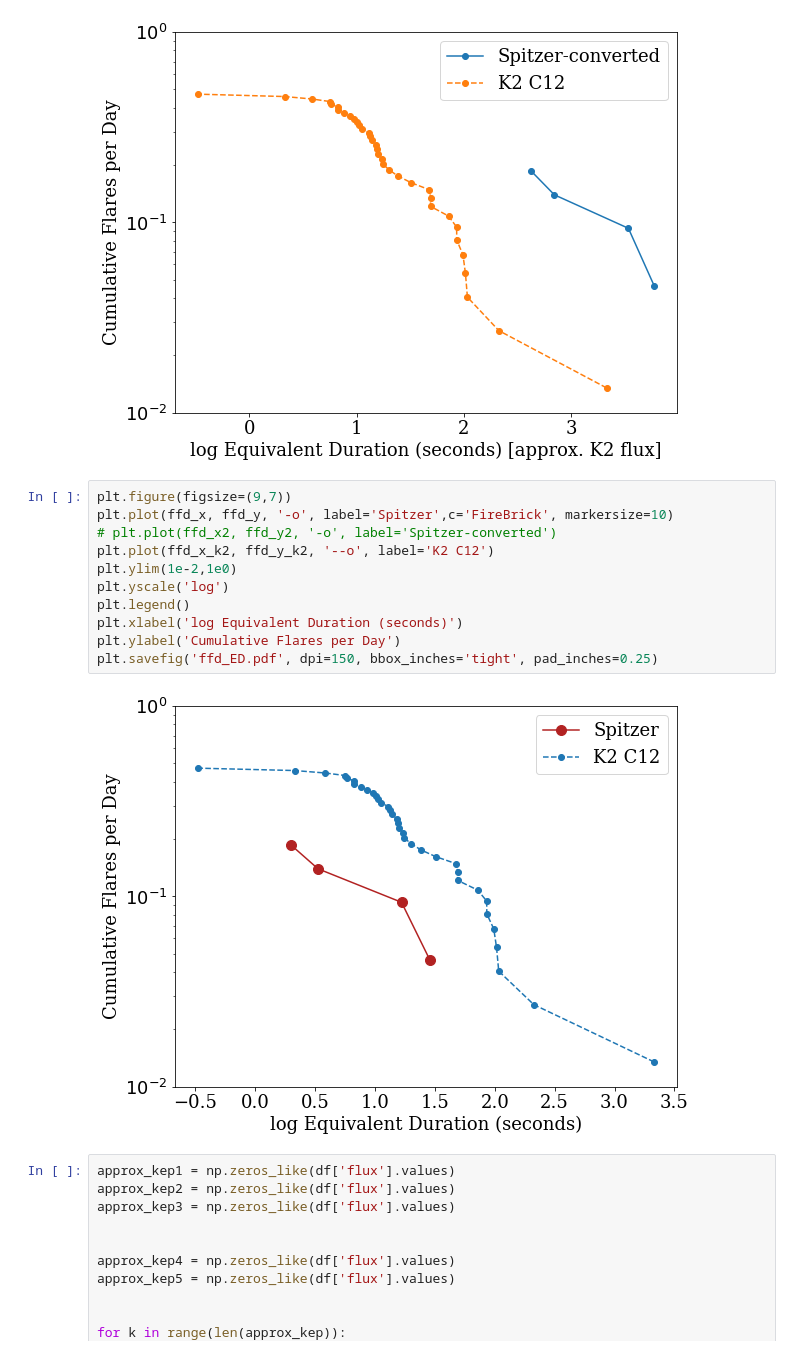
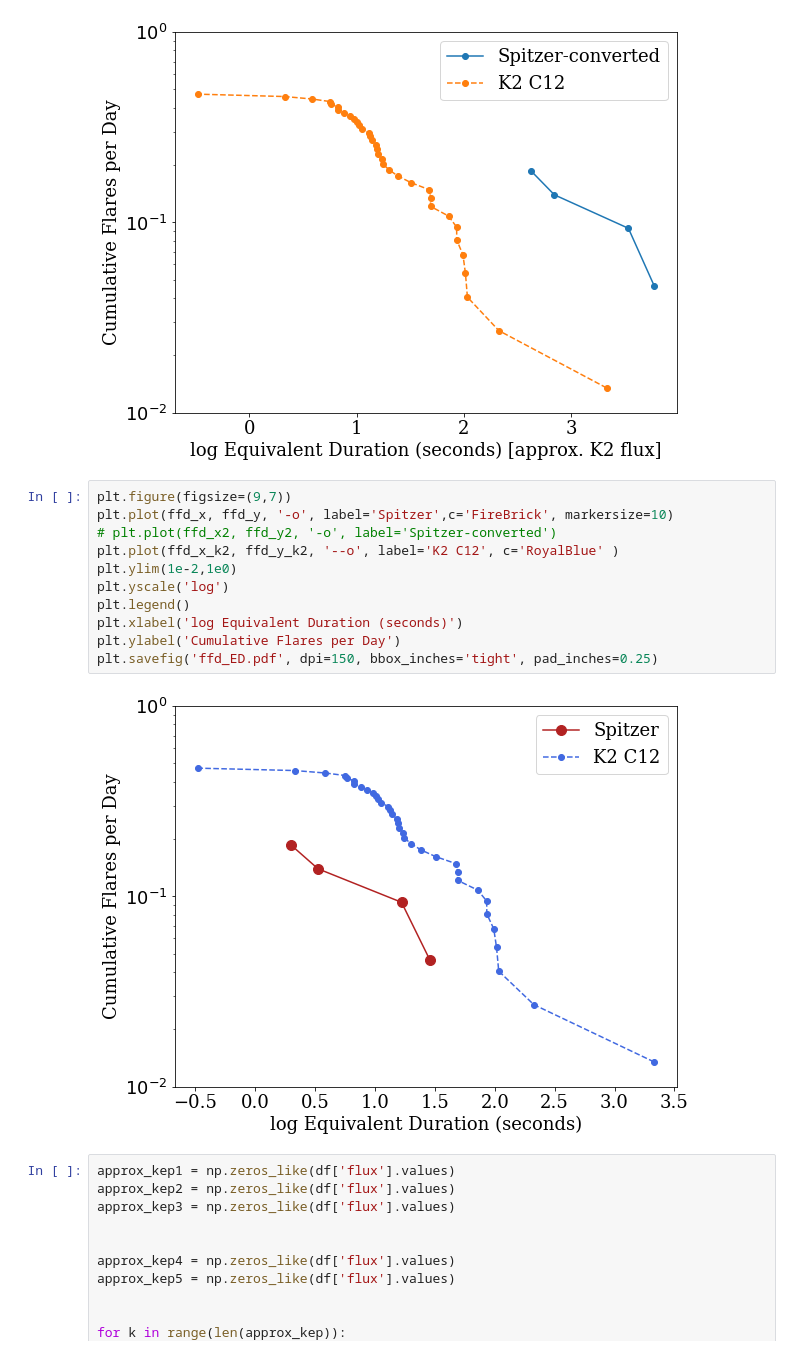
Before and after one commit to jradavenport/trappist1_IRflares, a Jupyter notebook: explore.ipynb, the cells around one changed output. Saved outputs shown, nothing was run; the diff lists cells and outputs as text.

```diff
--- a/explore.ipynb
+++ b/explore.ipynb
@@ -182,16 +182,16 @@ plt.savefig('ffd.png', dpi=150, bbox_inches='tight', pad_inches=0.25)
 # %%
 plt.figure(figsize=(9,7))
 plt.plot(ffd_x, ffd_y, '-o', label='Spitzer',c='FireBrick', markersize=10)
 # plt.plot(ffd_x2, ffd_y2, '-o', label='Spitzer-converted')
-plt.plot(ffd_x_k2, ffd_y_k2, '--o', label='K2 C12')
+plt.plot(ffd_x_k2, ffd_y_k2, '--o', label='K2 C12', c='RoyalBlue' )
 plt.ylim(1e-2,1e0)
 plt.yscale('log')
 plt.legend()
 plt.xlabel('log Equivalent Duration (seconds)')
 plt.ylabel('Cumulative Flares per Day')
 plt.savefig('ffd_ED.pdf', dpi=150, bbox_inches='tight', pad_inches=0.25)
 # %% [output]
-[figure, old version]
+[figure, new version]
 # %%
 approx_kep1 = np.zeros_like(df['flux'].values)
 approx_kep2 = np.zeros_like(df['flux'].values)
```
Also changed, not shown: 2 other files.
